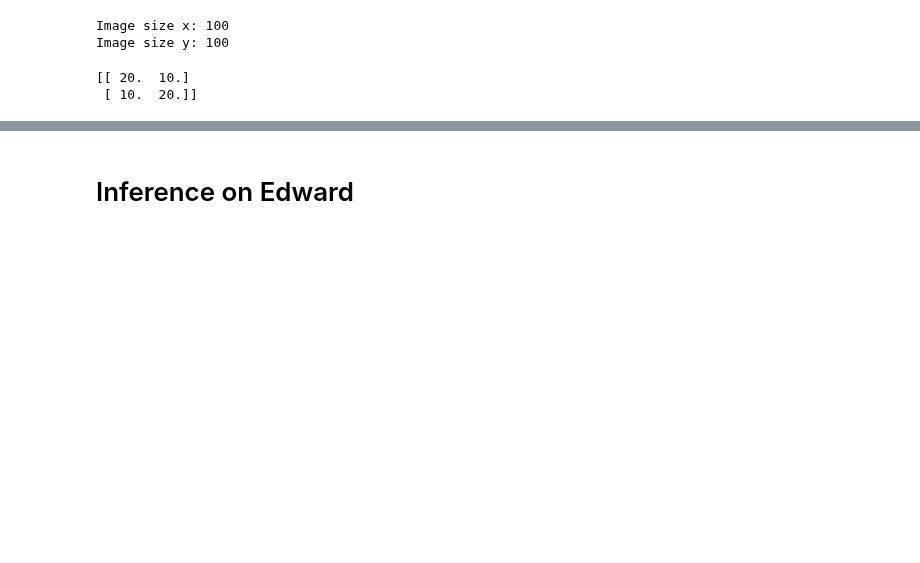
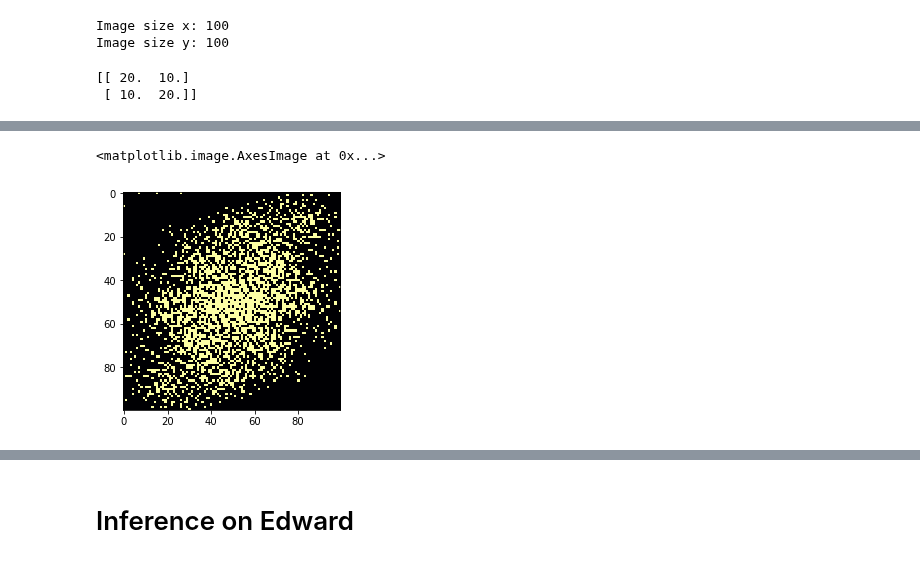
Before and after one commit to lerkoah/BayesianInterferometryIDS, a Jupyter notebook: src/inference.ipynb, the cells around one changed output, grey strips where cells are left out. Saved outputs shown, nothing was run; the diff lists cells and outputs as text; code cells hidden in the pictures; blank space fills up the shorter version.

```diff
--- a/src/inference.ipynb
+++ b/src/inference.ipynb
@@ -87,0 +90,20 @@ plt.colorbar()
+# %%
+from masking import *
+
+## Parameters
+B_max = 1
+antennas = 60
+typeArray = 'URA'
+sigma = B_max/6.0
+
+lambda_phy=3*10**(-6); #(km)
+H0=10; #(deg)
+delta0=-30; #(deg)
+Lat=34.05;  #(deg) Lat VLA
+
+## Masking function returns the mask
+mask = createSpectrumMasking(B_max,antennas,typeArray,sigma, lambda_phy, H0, delta0, Lat, N1 = IMAGE_SIZE_X, N2 = IMAGE_SIZE_Y)
+plt.imshow(np.fft.fftshift(mask), cmap = mycmap)
+# %% [output]
+<matplotlib.image.AxesImage at 0x...>
+[figure, added]
```
Also changed, not shown: parts of 10 cells of this notebook, 3 other files.
